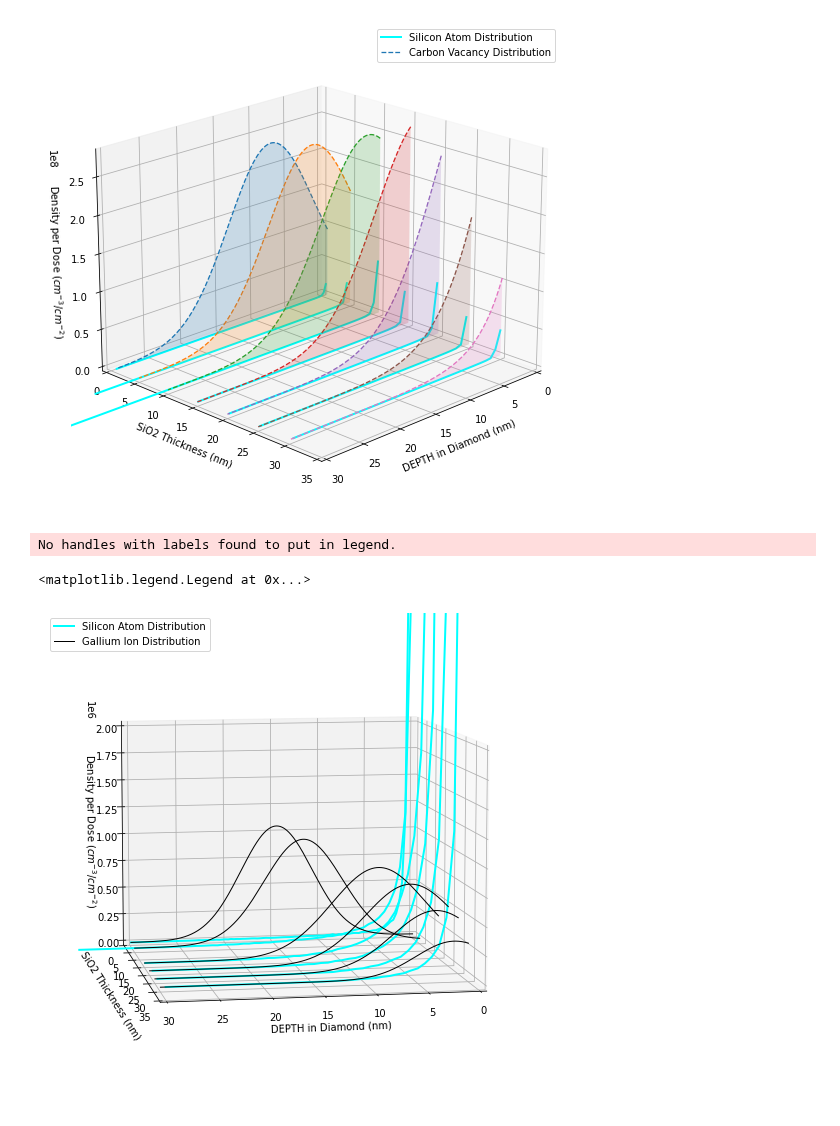
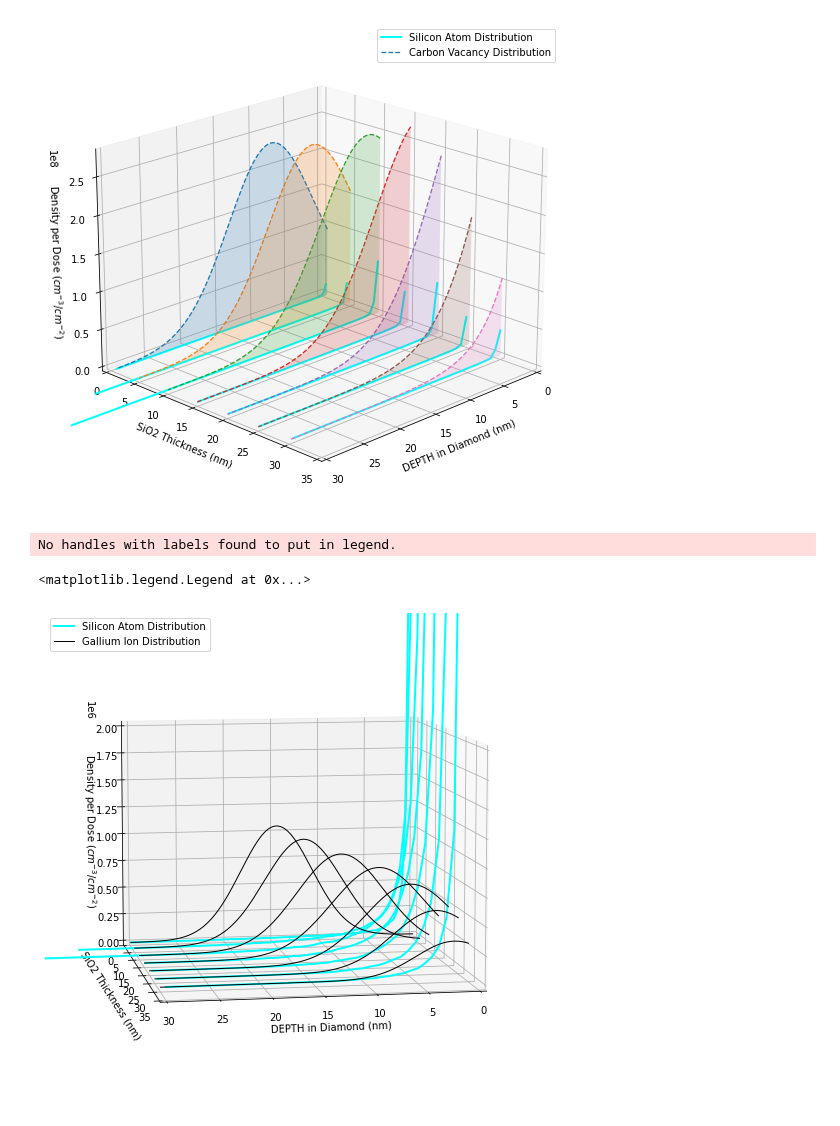
Before and after one commit to ahserhan/SiO2-SiV, a Jupyter notebook: 30keV SiO2/30keV variable Thickness.ipynb, the cells around one changed output. Saved outputs shown, nothing was run; the diff lists cells and outputs as text; code cells hidden in the pictures.

Commit message:
10nm data updated

```diff
--- a/30keV SiO2/30keV variable Thickness.ipynb
+++ b/30keV SiO2/30keV variable Thickness.ipynb
@@ -107,33 +107,33 @@ plt.grid()
 ax.legend()
 ax.set_xlim(0, 30)
 ax.set_ylim(0, 35)
 ax.set_zlim(0, 0.2e7)
 ax.set_xlabel('DEPTH in Diamond (nm)')
 ax.set_ylabel('SiO2 Thickness (nm)')
 ax.set_zlabel('Density per Dose ($cm^{-3}$/$cm^{-2}$)')
 
 plot3dSilicon(data1nm['DEPTH'],data1nm['Si'], 1,1)
 plot3dSilicon(data5nm['DEPTH'],data5nm['Si'], 5,0)
-# plot3dSilicon(data10nm['DEPTH'],data10nm['Si'],10,0)
+plot3dSilicon(data10nm['DEPTH'],data10nm['Si'],10,0)
 plot3dSilicon(data15nm['DEPTH'],data15nm['Si'], 15,0)
 plot3dSilicon(data20nm['DEPTH'],data20nm['Si'], 20,0)
 plot3dSilicon(data25nm['DEPTH'],data25nm['Si'], 25,0)
 plot3dSilicon(data30nm['DEPTH'],data30nm['Si'], 30,0)
 
 
 plot3dGallium(data1nm['DEPTH'],data1nm['Ga'], 1,1)
 plot3dGallium(data5nm['DEPTH'],data5nm['Ga'], 5,0)
-# plot3dGallium(data10nm['DEPTH'],data10nm['Ga'],10,0)
+plot3dGallium(data10nm['DEPTH'],data10nm['Ga'],10,0)
 plot3dGallium(data15nm['DEPTH'],data15nm['Ga'], 15,0)
 plot3dGallium(data20nm['DEPTH'],data20nm['Ga'], 20,0)
 plot3dGallium(data25nm['DEPTH'],data25nm['Ga'], 25,0)
 plot3dGallium(data30nm['DEPTH'],data30nm['Ga'], 30,0)
 
 
 ax.view_init(elev=8., azim=80)
 
 ax.legend()
 # %% [output]
 No handles with labels found to put in legend.
 <matplotlib.legend.Legend at 0x...>
-[figure, old version]
+[figure, new version]
```
